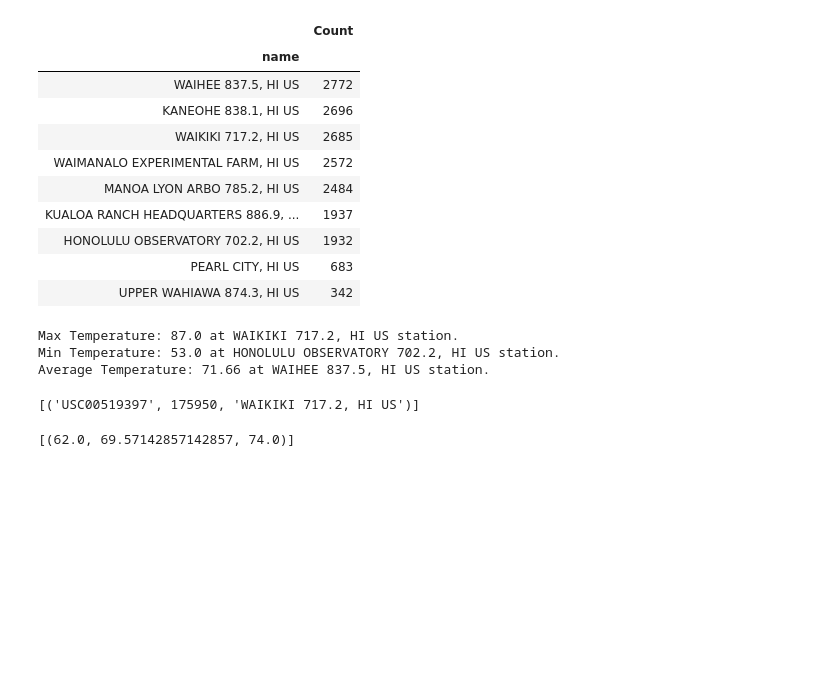
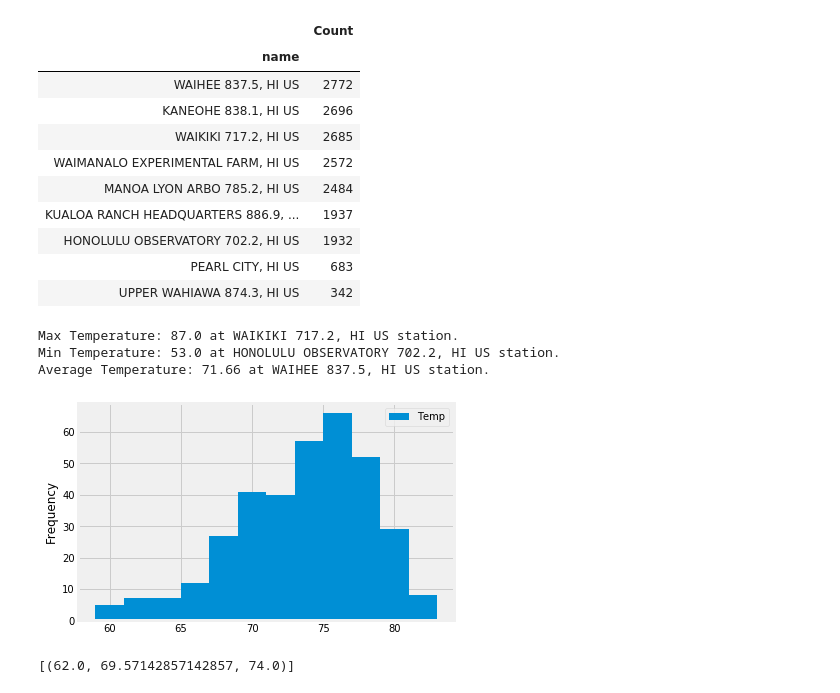
Before and after one commit to ASooklall/sqlalchemy-challenge, a Jupyter notebook: climate_starter.ipynb, the cells around one changed output. Cells and saved outputs as stored; diff of their text form; code cells hidden in the pictures; blank space fills up the shorter version.

```diff
--- a/climate_starter.ipynb
+++ b/climate_starter.ipynb
@@ -184,25 +183,22 @@ Average Temperature: 71.66 at WAIHEE 837.5, HI US station.
 # %%
 # Choose the station with the highest number of temperature observations.
 # Query the last 12 months of temperature observation data for this station
-pop_station = session.query(Measurement.station, func.count(Measurement.tobs), Station.name).order_by(func.count(Measurement.tobs)).all()
-print(pop_station)
+pop_station = session.query(Measurement.station, func.count(Measurement.tobs), Measurement.date).group_by(Measurement.station).order_by(func.count(Measurement.tobs).desc()).all()
 
-# obs_data = session.query(Measurement.date, Measurement.tobs).\
-#     filter(Measurement.date > query_date).\
-#     filter(Station.name == sm_df_group.reset_index().iloc[0,0]).\
-#     all()
-# # print(obs_data)
-# #plot the results as a histogram
-# obs_df = pd.DataFrame(obs_data)
-# obs_df.set_index('date',inplace=True)
-# obs_plot = obs_df.plot(kind='hist',bins=12)
-# plt.show()
+obs_data = session.query(Measurement.date, Measurement.tobs).\
+    filter(Measurement.date > query_date).\
+    filter(Measurement.station == pop_station[0][0]).\
+    all()
+obs_data
 
+#plot the results as a histogram
 
-
-# sm_df_group.reset_index().iloc[0,0]
+obs_df = pd.DataFrame(obs_data, columns=['Date','Temp'])
+obs_df.set_index('Date',inplace=True)
+obs_plot = obs_df.plot(kind='hist',bins=12)
+plt.show()
 # %% [output]
-[('USC00519397', 175950, 'WAIKIKI 717.2, HI US')]
+[figure, added]
 # %%
 # This function called `calc_temps` will accept start date and end date in the format '%Y-%m-%d'
 # and return the minimum, average, and maximum temperatures for that range of dates
```
Also changed, not shown: parts of 2 cells of this notebook.
